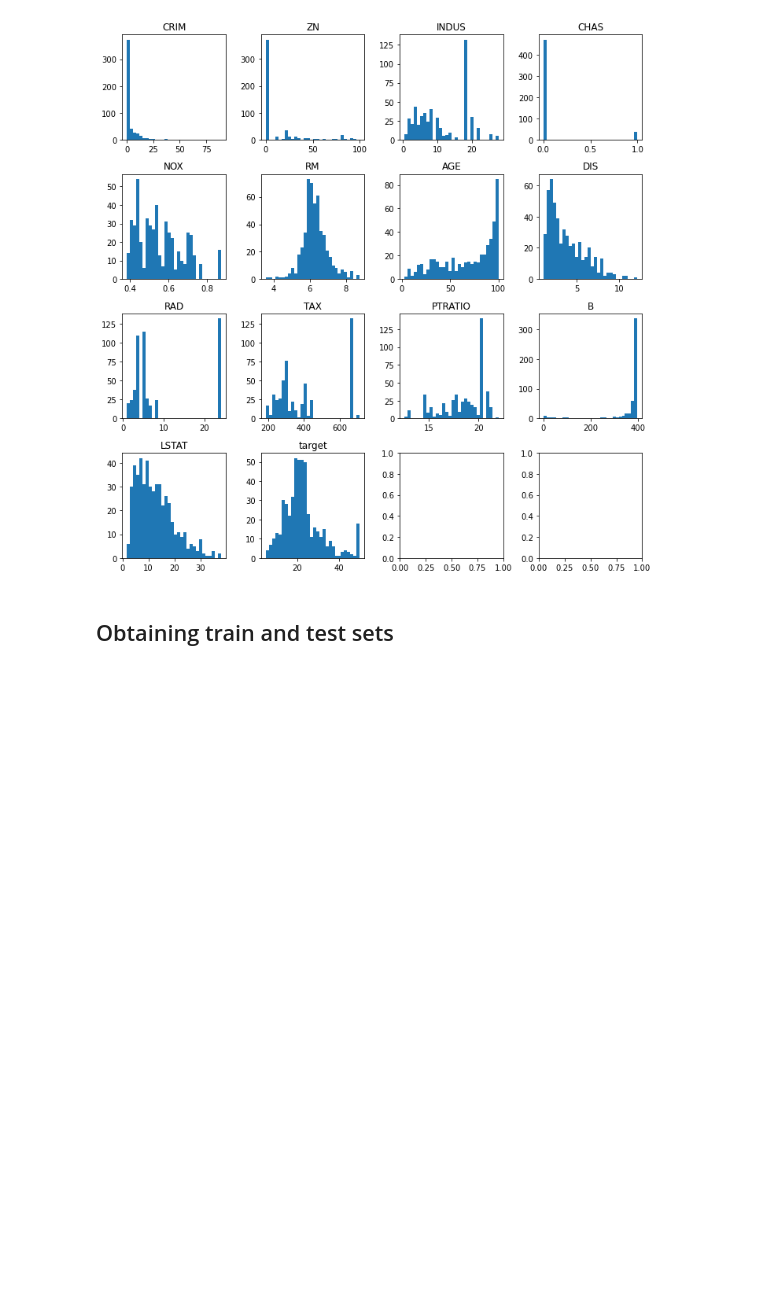
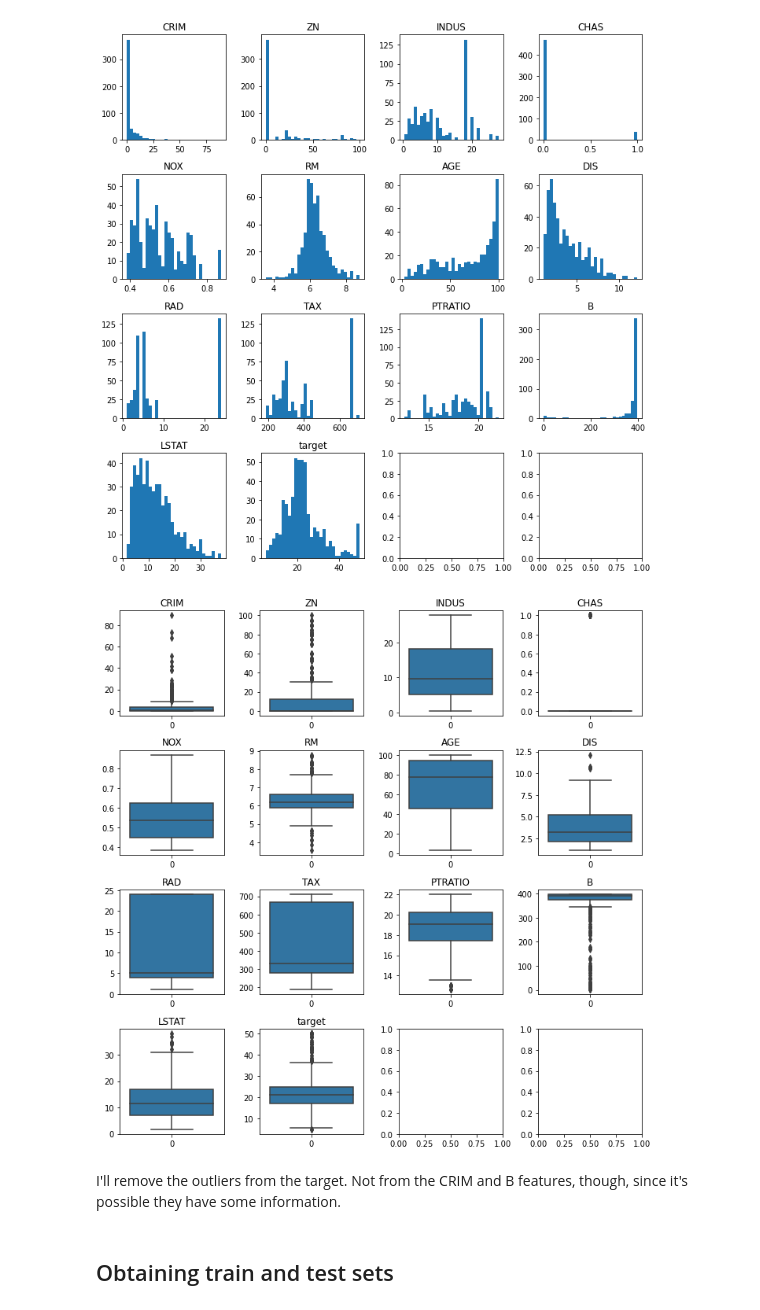
Before and after one commit to yamrreca/Boston-houses-ML, a Jupyter notebook: boston.ipynb, the cells around one changed output. Saved outputs shown, nothing was run; the diff lists cells and outputs as text; code cells hidden in the pictures; blank space fills up the shorter version.

Commit message:
Added functions to remove outliers

```diff
--- a/boston.ipynb
+++ b/boston.ipynb
@@ -158,6 +168,22 @@ for i in range(num_rows):
 plt.tight_layout()
 # %% [output]
 [figure]
+# %%
+fig, ax = plt.subplots(num_rows, num_rows, figsize=(10,10))
+c=0
+for i in range(num_rows):
+    for j in range(num_rows):
+        if c>num_cols - 1:
+            break
+        column = df.columns[c]
+        sns.boxplot(data=df[column], ax=ax[i,j])
+        ax[i,j].set_title(column)
+        c+=1
+plt.tight_layout()
+# %% [output]
+[figure, added]
+# %% [markdown]
+I'll remove the outliers from the target. Not from the CRIM and B features, though, since it's possible they have some information.
 # %% [markdown]
 ## Obtaining train and test sets
 # %% [markdown]
```
Also changed, not shown: parts of 31 cells of this notebook.
